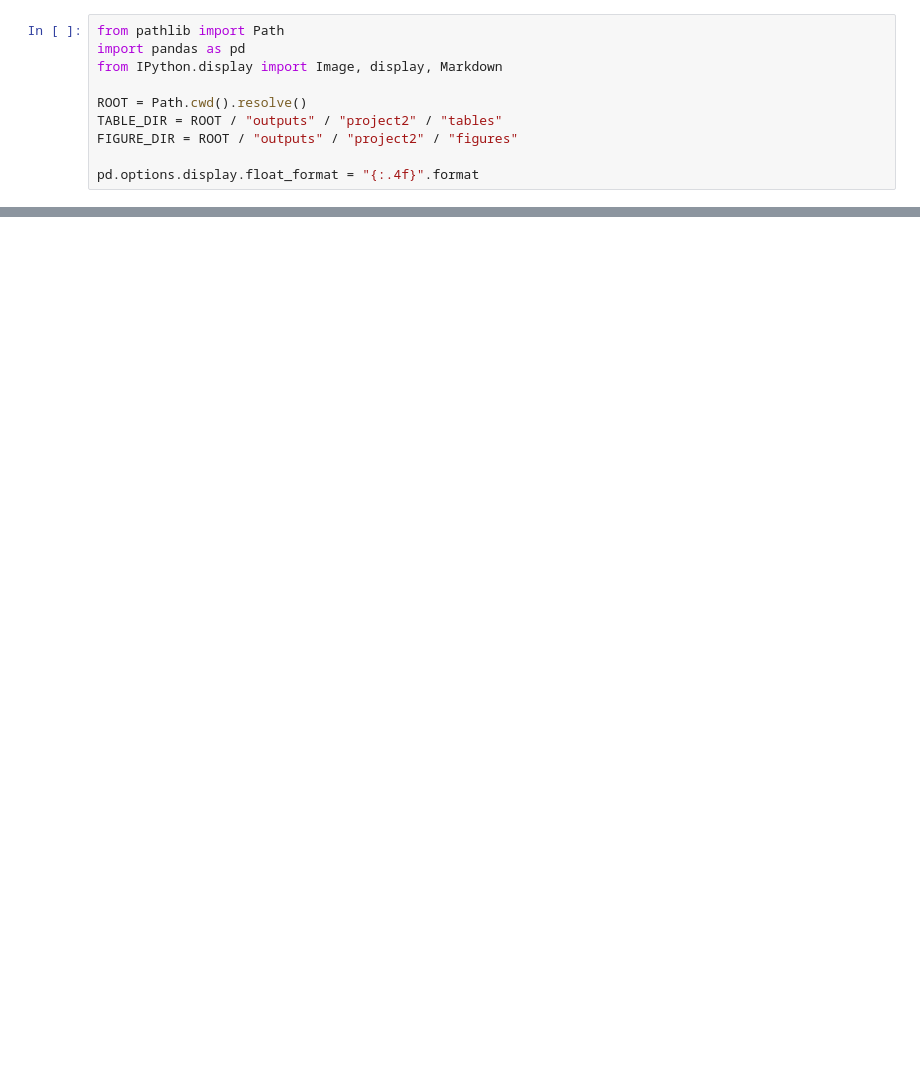
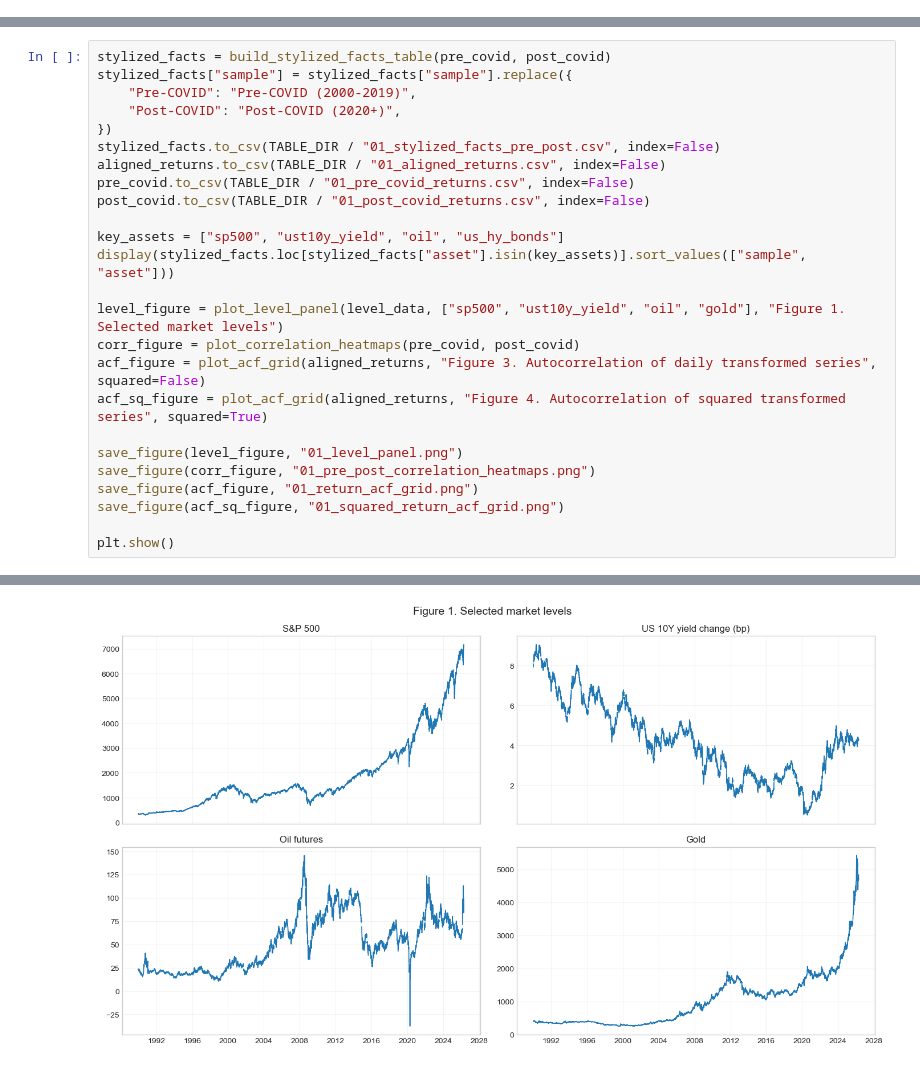
Before and after one commit to LorenzoDavideDeMartino/emif-project-2-risk-structure-after-covid, a Jupyter notebook: notebooks/EMiF_Project_Final.ipynb, the cells around one changed output, grey strips where cells are left out. Cells and saved outputs as stored; diff of their text form; blank space fills up the shorter version.

Commit message:
Finalize runnable master notebook and align COVID samples

```diff
--- a/notebooks/EMiF_Project_Final.ipynb
+++ b/notebooks/EMiF_Project_Final.ipynb
@@ -18,10 +0,0 @@ We keep the final notebook intentionally light. The heavy estimation work is don
-# %%
-from pathlib import Path
-import pandas as pd
-from IPython.display import Image, display, Markdown
-
-ROOT = Path.cwd().resolve()
-TABLE_DIR = ROOT / "outputs" / "project2" / "tables"
-FIGURE_DIR = ROOT / "outputs" / "project2" / "figures"
-
-pd.options.display.float_format = "{:.4f}".format
@@ -158,0 +182,26 @@ This project remains intentionally within the scope of course econometrics. The
+# %%
+stylized_facts = build_stylized_facts_table(pre_covid, post_covid)
+stylized_facts["sample"] = stylized_facts["sample"].replace({
+    "Pre-COVID": "Pre-COVID (2000-2019)",
+    "Post-COVID": "Post-COVID (2020+)",
+})
+stylized_facts.to_csv(TABLE_DIR / "01_stylized_facts_pre_post.csv", index=False)
+aligned_returns.to_csv(TABLE_DIR / "01_aligned_returns.csv", index=False)
+pre_covid.to_csv(TABLE_DIR / "01_pre_covid_returns.csv", index=False)
+post_covid.to_csv(TABLE_DIR / "01_post_covid_returns.csv", index=False)
+
+key_assets = ["sp500", "ust10y_yield", "oil", "us_hy_bonds"]
+display(stylized_facts.loc[stylized_facts["asset"].isin(key_assets)].sort_values(["sample", "asset"]))
+
+level_figure = plot_level_panel(level_data, ["sp500", "ust10y_yield", "oil", "gold"], "Figure 1. Selected market levels")
+corr_figure = plot_correlation_heatmaps(pre_covid, post_covid)
+acf_figure = plot_acf_grid(aligned_returns, "Figure 3. Autocorrelation of daily transformed series", squared=False)
+acf_sq_figure = plot_acf_grid(aligned_returns, "Figure 4. Autocorrelation of squared transformed series", squared=True)
+
+save_figure(level_figure, "01_level_panel.png")
+save_figure(corr_figure, "01_pre_post_correlation_heatmaps.png")
+save_figure(acf_figure, "01_return_acf_grid.png")
+save_figure(acf_sq_figure, "01_squared_return_acf_grid.png")
+
+plt.show()
+# %% [output]
@@ -158,0 +217 @@ This project remains intentionally within the scope of course econometrics. The
+[figure, added]
```
Also changed, not shown: parts of 43 cells of this notebook, 8 other files.
